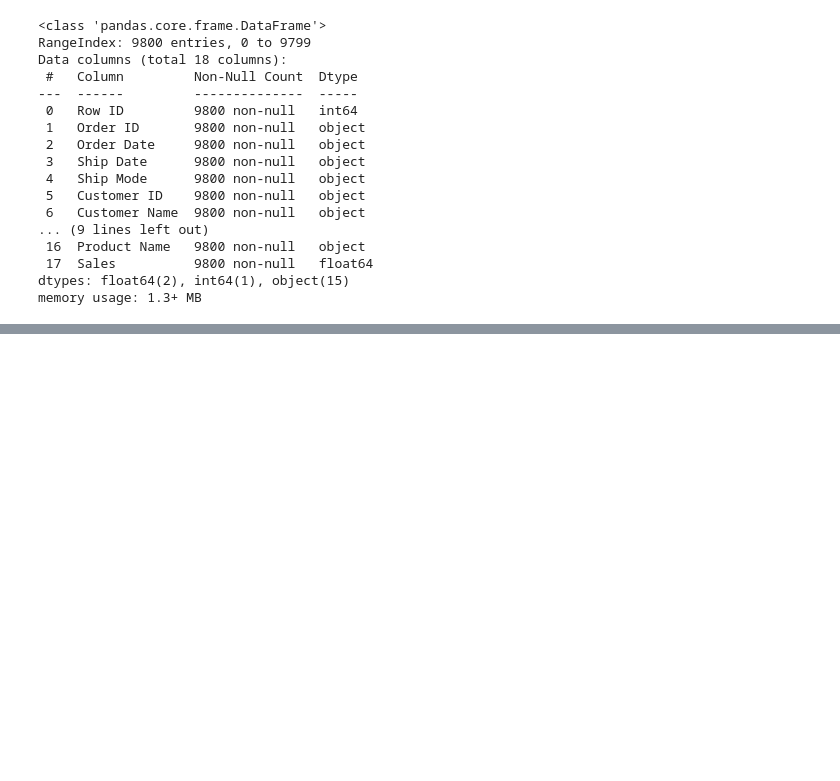
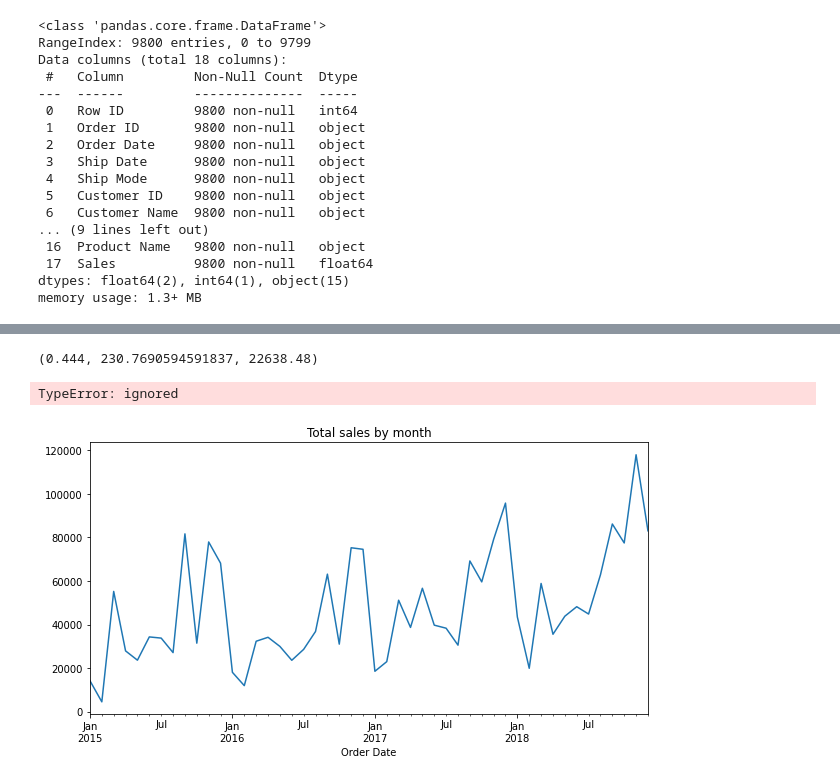
Before and after one commit to quangviet/python4engineer, a Jupyter notebook: Problem_4/problem_4.ipynb, the cells around one changed output, grey strips where cells are left out. Drawn from its saved outputs; the diff is of its cells as text; code cells hidden in the pictures; blank space fills up the shorter version.

```diff
--- a/Problem_4/problem_4.ipynb
+++ b/Problem_4/problem_4.ipynb
@@ -57,0 +140,7 @@ df[:3]
+# %%
+df['Order Date'] = pd.to_datetime(df['Order Date'], format = '%d/%m/%Y')
+
+#calculate sum of values, grouped by quarter
+# df.groupby(df['date'].dt.to_period('Q'))['values'].sum()
+
+df
@@ -57,0 +204,27 @@ df[:3]
+# %%
+df['Sales'].min(), df['Sales'].mean(), df['Sales'].max()
+# %% [output]
+(0.444, 230.7690594591837, 22638.48)
+# %%
+X = df.groupby([df['Category'], df['Order Date'].dt.to_period('M')])['Sales'].sum().reset_index()
+# F = X.groupby(df['Category']).sum()
+
+y = X[X['Category'] == 'Furniture']
+y[:,1]
+
+
+# plt.figure(figsize=(10, 5))
+# for i in range(4):
+#     plt.plot(X[X['Category'] == 'Furniture'][)
+#     plt.legend(loc='best')
+# plt.show()
+# %% [output]
+TypeError: ignored
+# %%
+X = df.groupby(df['Order Date'].dt.to_period('M'))['Sales'].sum()
+
+plt.figure(figsize=(10, 5))
+X.plot(title = 'Total sales by month')
+plt.show()
+# %% [output]
+[figure, added]
```
Also changed, not shown: parts of 15 cells of this notebook.
